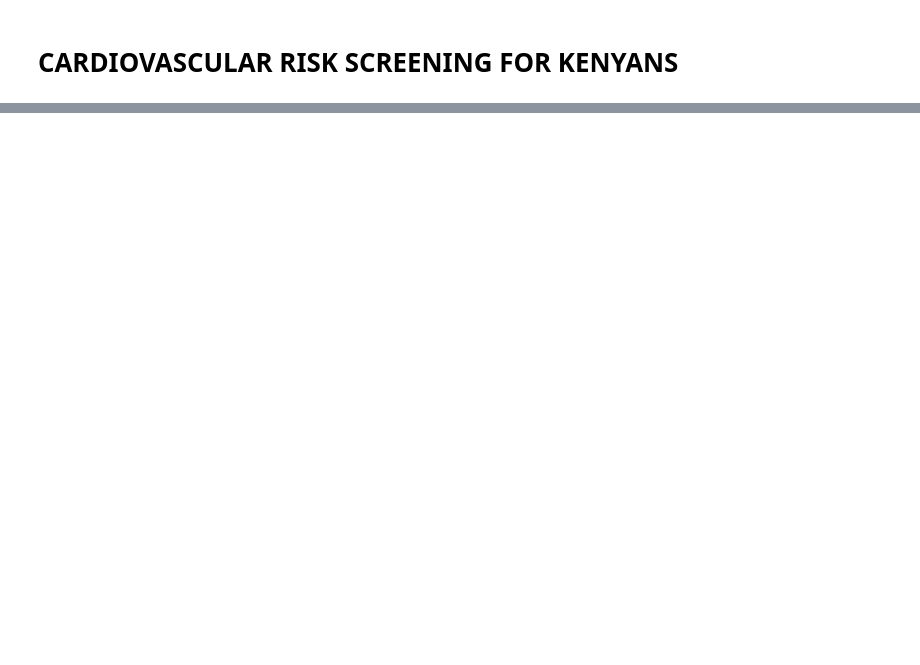
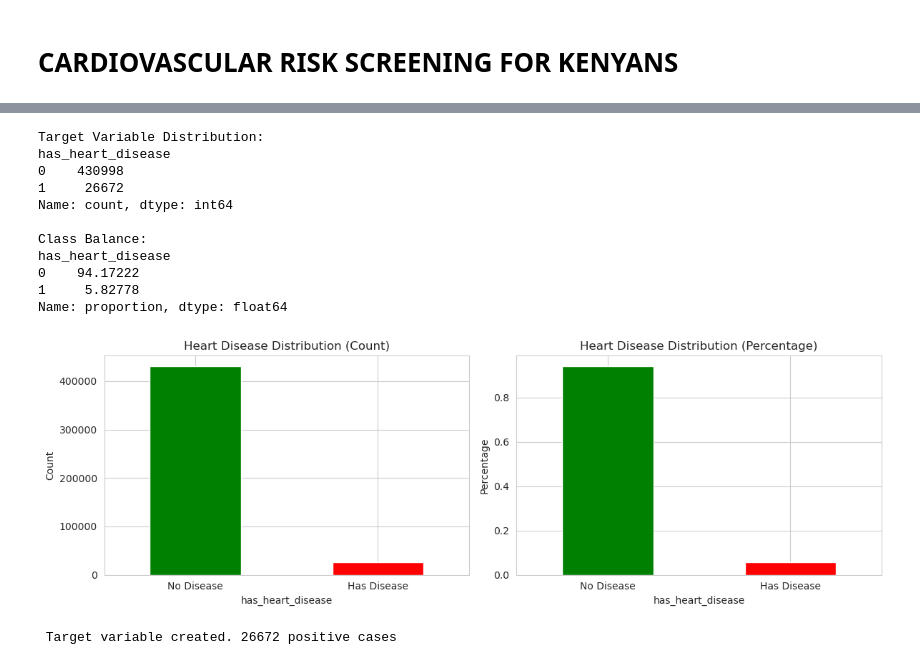
Before and after one commit to Vibora-Polo/Pandas_Express_capstone_project_on_cvd, a Jupyter notebook: index.ipynb, the cells around one changed output, grey strips where cells are left out. Cells and saved outputs as stored; diff of their text form; code cells hidden in the pictures; blank space fills up the shorter version.

```diff
--- a/index.ipynb
+++ b/index.ipynb
@@ -976,0 +300,20 @@ Index(['CVDINFR4', 'CVDCRHD4', 'SEX1', '_AGE80', 'SMOKE100', '_SMOKER3',
+# %%
+# ============================================================================
+# LOAD & EXPLORE DATA
+# ============================================================================
+
+# Load data
+df = pd.read_sas("data/raw/LLCP2024.XPT")
+
+print(f"Dataset shape: {df.shape}")
+print(f"\nFirst few rows:")
+print(df.head())
+
+# Check for target variables related to heart attack/CVD
+print("\n" + "="*50)
+print("KEY CVD VARIABLES:")
+print("="*50)
+cvd_cols = ['CVDINFR4', 'CVDCRHD4', 'CVDSTRK3']
+for col in cvd_cols:
+    if col in df.columns:
+        print(f"\n{col}: {df[col].value_counts(dropna=False).head()}")
@@ -976,0 +430,46 @@ Index(['CVDINFR4', 'CVDCRHD4', 'SEX1', '_AGE80', 'SMOKE100', '_SMOKER3',
+# %%
+# ============================================================================
+#  CREATE TARGET VARIABLE
+# ============================================================================
+
+# CVDINFR4 = Heart attack ever reported (1=yes, 2=no)
+# Create binary target: 1 = heart attack/disease, 0 = no disease
+
+df['has_heart_disease'] = (df['CVDINFR4'] == 1).astype(int)
+
+print("Target Variable Distribution:")
+print(df['has_heart_disease'].value_counts())
+print(f"\nClass Balance:")
+print(df['has_heart_disease'].value_counts(normalize=True) * 100)
+
+# Visualize
+fig, axes = plt.subplots(1, 2, figsize=(12, 4))
+
+df['has_heart_disease'].value_counts().plot(kind='bar', ax=axes[0], color=['green', 'red'])
+axes[0].set_title('Heart Disease Distribution (Count)')
+axes[0].set_ylabel('Count')
+axes[0].set_xticklabels(['No Disease', 'Has Disease'], rotation=0)
+
+df['has_heart_disease'].value_counts(normalize=True).plot(kind='bar', ax=axes[1], color=['green', 'red'])
+axes[1].set_title('Heart Disease Distribution (Percentage)')
+axes[1].set_ylabel('Percentage')
+axes[1].set_xticklabels(['No Disease', 'Has Disease'], rotation=0)
+
+plt.tight_layout()
+plt.show()
+
+print(f" Target variable created. {df['has_heart_disease'].sum()} positive cases")
+# %% [output]
+Target Variable Distribution:
+has_heart_disease
+0    430998
+1     26672
+Name: count, dtype: int64
+
+Class Balance:
+has_heart_disease
+0    94.17222
+1     5.82778
+Name: proportion, dtype: float64
+[figure, added]
+ Target variable created. 26672 positive cases
```
Also changed, not shown: parts of 60 cells of this notebook, 4 other files.
